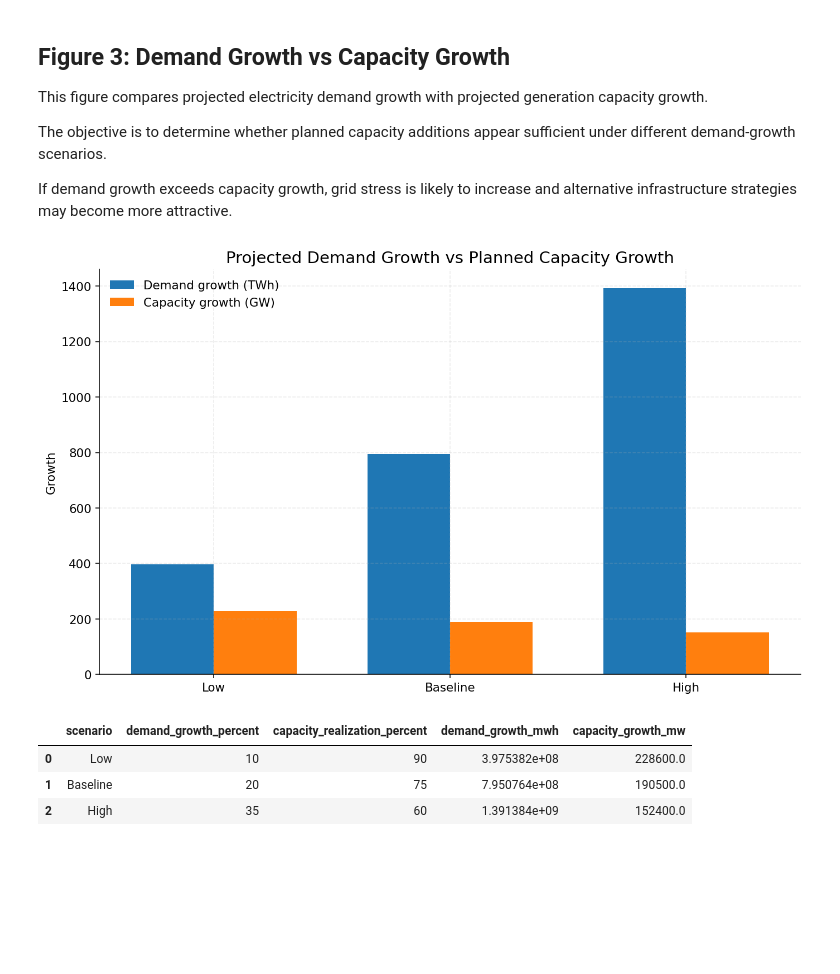
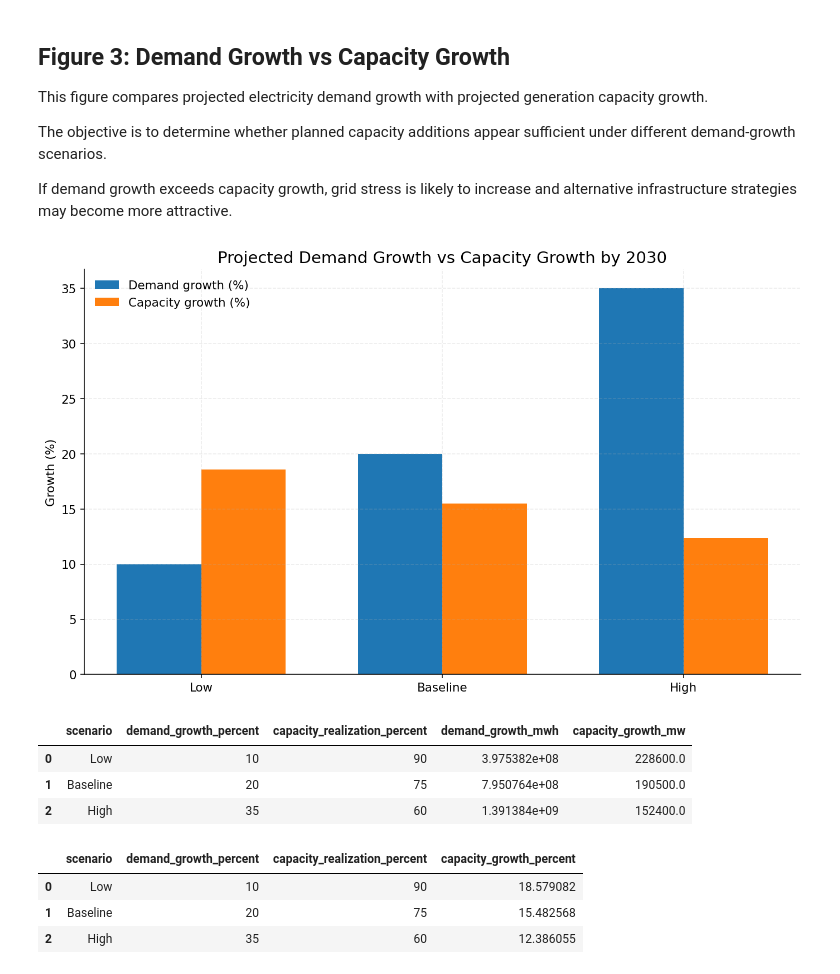
Before and after one commit to finnrcase/ai-infrastructure-economics, a Jupyter notebook: notebooks/07_national_power_outlook_2030.ipynb, the cells around one changed output. Cells and saved outputs as stored; diff of their text form; code cells hidden in the pictures; blank space fills up the shorter version.

```diff
--- a/notebooks/07_national_power_outlook_2030.ipynb
+++ b/notebooks/07_national_power_outlook_2030.ipynb
@@ -327,54 +327,47 @@ The objective is to determine whether planned capacity additions appear sufficie
 
 If demand growth exceeds capacity growth, grid stress is likely to increase and alternative infrastructure strategies may become more attractive.
 # %%
-growth_plot_df = power_outlook_2030.copy()
+growth_percent_df = power_outlook_2030.copy()
 
-growth_plot_df["demand_growth_twh"] = (
-    growth_plot_df["demand_growth_mwh"] / 1_000_000
+growth_percent_df["capacity_growth_percent"] = (
+    growth_percent_df["capacity_growth_mw"]
+    / growth_percent_df["current_capacity_mw"]
+    * 100
 )
 
-growth_plot_df["capacity_growth_gw"] = (
-    growth_plot_df["capacity_growth_mw"] / 1_000
-)
-
-x = np.arange(len(growth_plot_df))
+x = np.arange(len(growth_percent_df))
 width = 0.35
 
 plt.figure(figsize=(10, 6))
 
 plt.bar(
     x - width / 2,
-    growth_plot_df["demand_growth_twh"],
+    growth_percent_df["demand_growth_percent"],
     width,
-    label="Demand growth (TWh)"
+    label="Demand growth (%)"
 )
 
 plt.bar(
     x + width / 2,
-    growth_plot_df["capacity_growth_gw"],
+    growth_percent_df["capacity_growth_percent"],
     width,
-    label="Capacity growth (GW)"
+    label="Capacity growth (%)"
 )
 
-plt.xticks(x, growth_plot_df["scenario"])
-
-plt.title(
-    "Projected Demand Growth vs Planned Capacity Growth"
-)
-
-plt.ylabel("Growth")
+plt.xticks(x, growth_percent_df["scenario"])
+plt.ylabel("Growth (%)")
+plt.title("Projected Demand Growth vs Capacity Growth by 2030")
 plt.legend()
-
 plt.tight_layout()
 
 plt.savefig(
-    FIGURE_DIR / "fig7_3_demand_vs_capacity_growth.png",
+    FIGURE_DIR / "fig7_3_demand_vs_capacity_growth_percent.png",
     bbox_inches="tight"
 )
 
 plt.show()
 # %% [output]
-[figure, old version]
+[figure, new version]
 # %%
 power_outlook_2030[
     [
@@ -390,3 +383,17 @@ power_outlook_2030[
 | 0 | Low | 10 | 90 | 3.975382e+08 | 228600.0 |
 | 1 | Baseline | 20 | 75 | 7.950764e+08 | 190500.0 |
 | 2 | High | 35 | 60 | 1.391384e+09 | 152400.0 |
+# %%
+growth_percent_df[
+    [
+        "scenario",
+        "demand_growth_percent",
+        "capacity_realization_percent",
+        "capacity_growth_percent"
+    ]
+]
+# %% [output]
+|  | scenario | demand_growth_percent | capacity_realization_percent | capacity_growth_percent |
+| 0 | Low | 10 | 90 | 18.579082 |
+| 1 | Baseline | 20 | 75 | 15.482568 |
+| 2 | High | 35 | 60 | 12.386055 |
```
Also changed, not shown: 21 other files.
